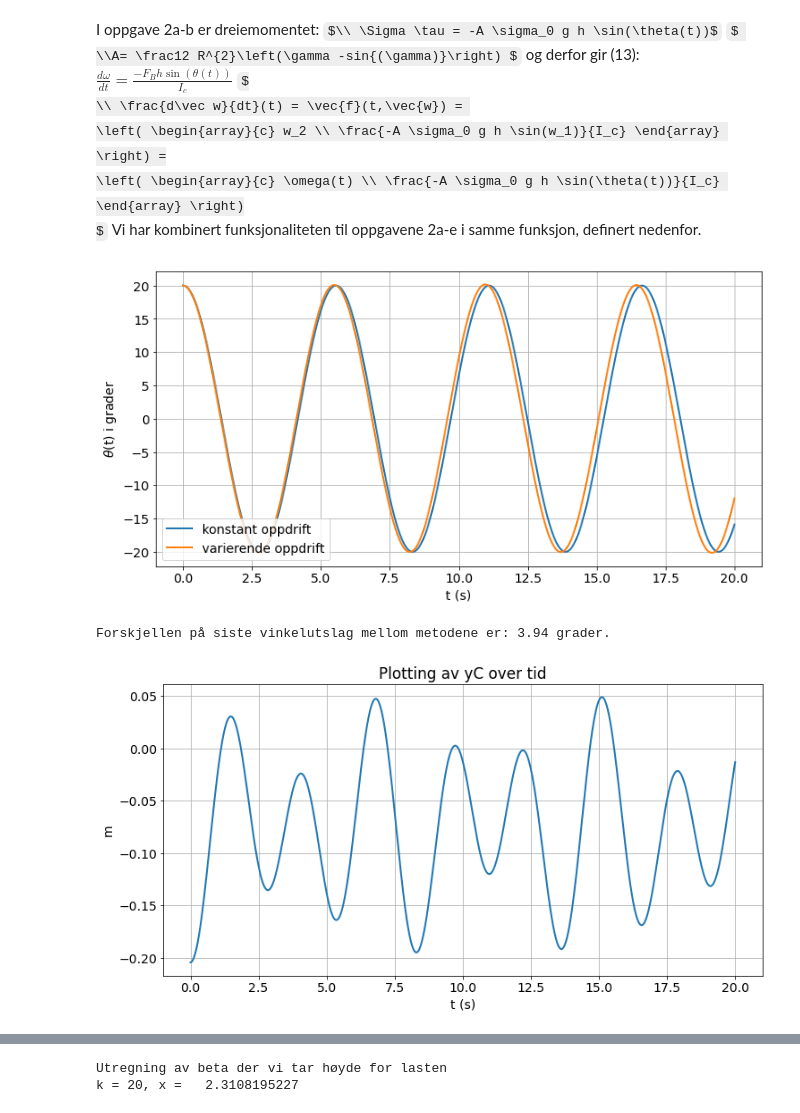
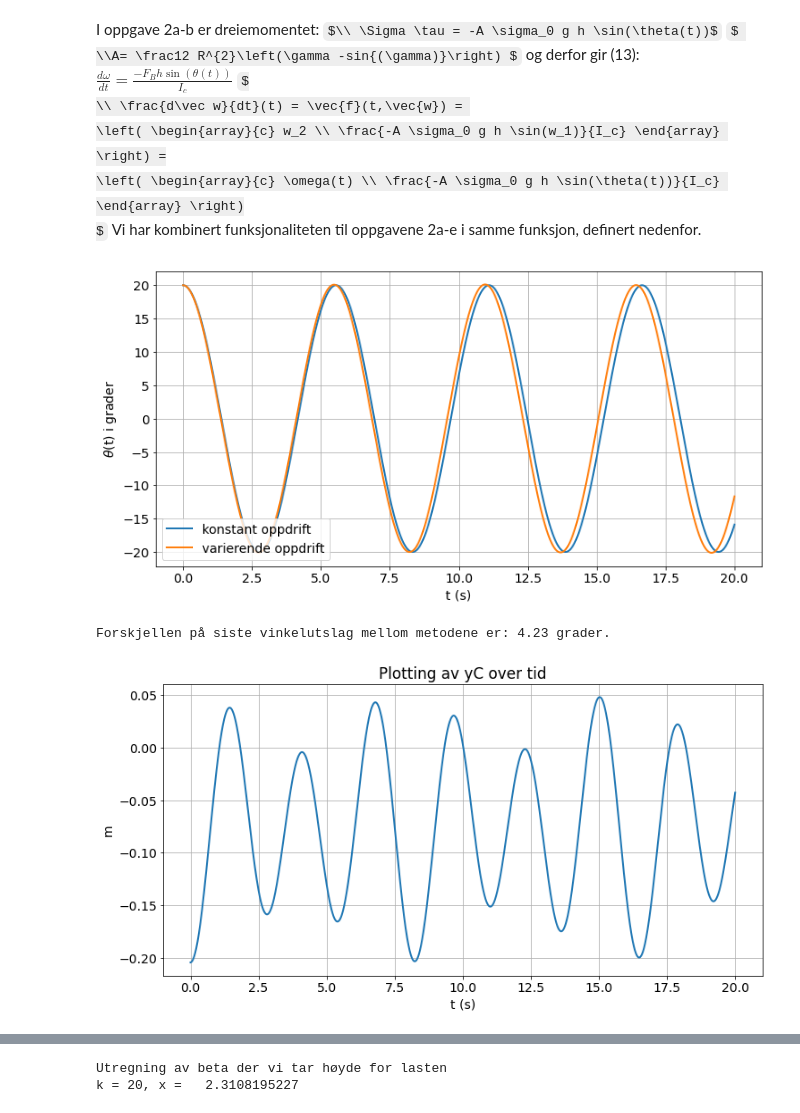
Before and after one commit to Vitenskapelige-Beregninger/Tekfys_prosjekt, a Jupyter notebook: tekfys.ipynb, the cells around one changed output, grey strips where cells are left out. Cells and saved outputs as stored; diff of their text form; code cells hidden in the pictures; some formulas as TeX source.

```diff
--- a/tekfys.ipynb
+++ b/tekfys.ipynb
@@ -358,35 +358,36 @@ def rk4_method_last(w0, T_start, T_slutt, h_step, beta_last, mL, sL = 0,vx=0, vy
 
     return w, t, sL_list, xC_list, yC_list
 # %%
-#Oppgave 1h)
+#Oppgave 2b)
 m = As*sigma # skipets masse
 IC = 1/2*m*R**2*(1-32/(9*np.pi**2)) # Skipets treghetsmoment
 FG = -m*g # Tyngdekraften
+mtot=m
 
 h_step = 0.005
 vinkel = 20 # grader
 
 w0 = np.array([[vinkel*np.pi/180],[0]])
 w_1d, t_1d = rk4_method(w0, 0, 20, h_step)
-w_2b, t_2b, sL, xC, yC = rk4_method_last(w0, 0, 20, h_step, beta_last=beta, mL=0, kantring=False)
+w_2b, t_2b, sL, xC, yC = rk4_method_full(w0, 0, 20, h_step, beta, kantring=False)
 
 plt.plot(t_1d, w_1d[0]*180/np.pi, label='konstant oppdrift')
 plt.plot(t_2b, w_2b[0]*180/np.pi, label='varierende oppdrift')
 plt.ylabel(r'$\theta$(t) i grader')
 plt.xlabel('t (s)')
 plt.legend(loc=3)
 plt.show()
 print(f"Forskjellen på siste vinkelutslag mellom metodene er: {abs(w_2b[0][-1]-w_1d[0][-1])*180/np.pi:.2f} grader.")
 
 plt.title('Plotting av yC over tid')
 plt.plot(t_2b, yC)
 plt.ylabel('m')
 plt.xlabel('t (s)')
 plt.show()
 # %% [output]
 [figure]
-Forskjellen på siste vinkelutslag mellom metodene er: 3.94 grader.
+Forskjellen på siste vinkelutslag mellom metodene er: 4.23 grader.
-[figure, old version]
+[figure, new version]
 # %%
 # Oppgave 2d
 theta0, omega0, sL0 = 0, 0.2, 3
```
Also changed, not shown: parts of 7 cells of this notebook.
